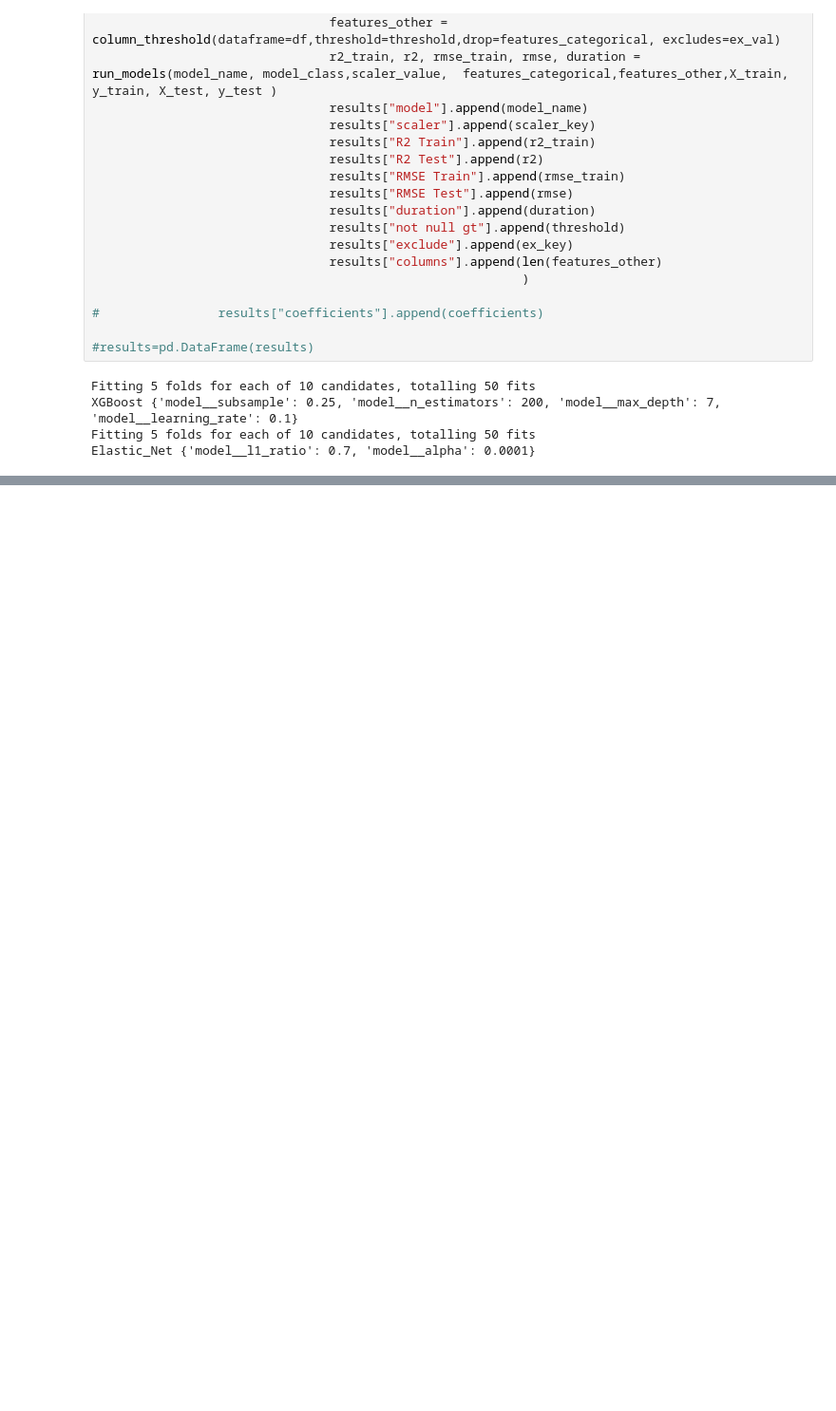
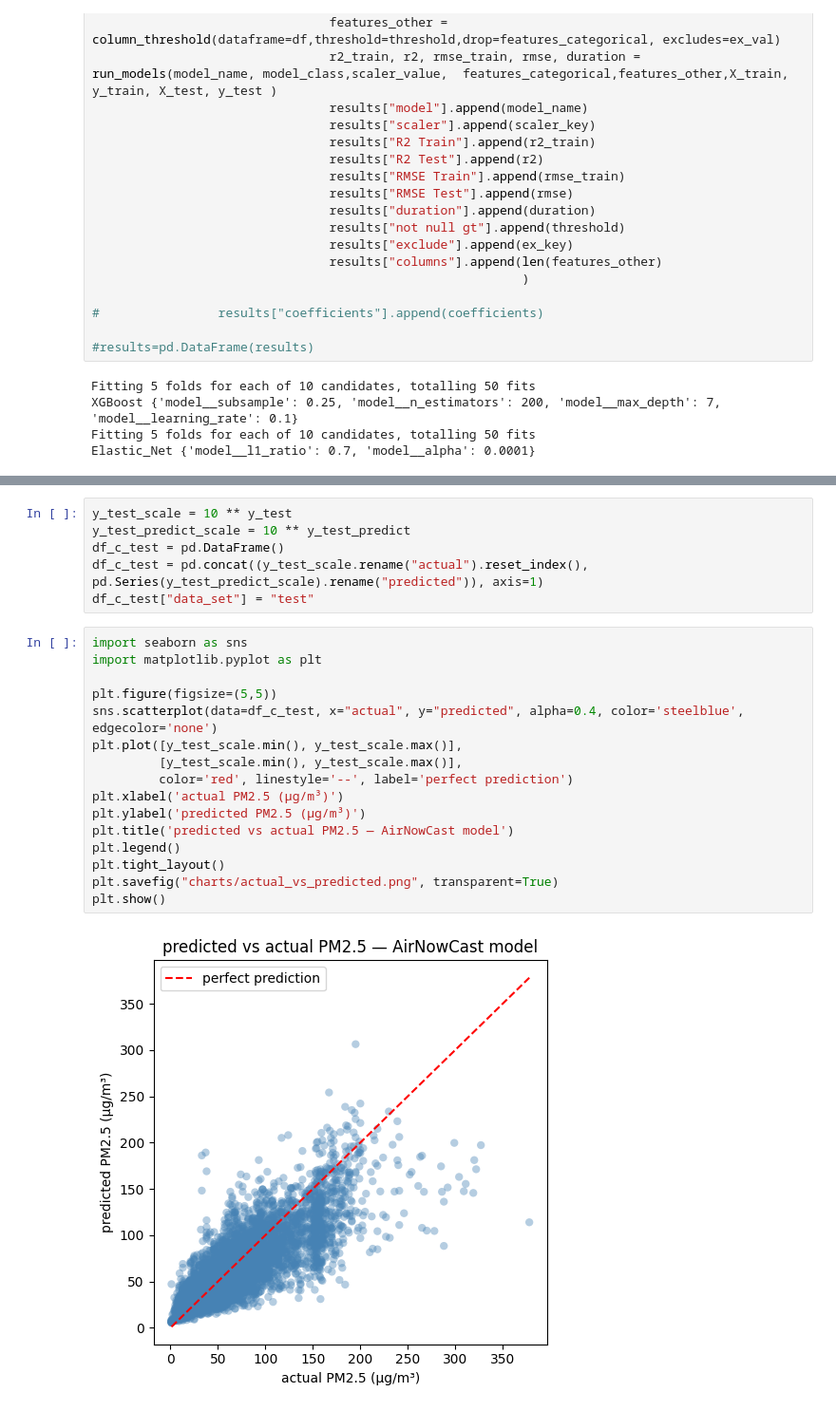
Before and after one commit to neuefische/ds-ml-project-pollution1, a Jupyter notebook: Prediction_Model.ipynb, the cells around one changed output, grey strips where cells are left out. Shown at 95% size. Drawn from its saved outputs; the diff is of its cells as text; blank space fills up the shorter version.

Commit message:
final status w/o py prediction script finalised (forecast.py)

```diff
--- a/Prediction_Model.ipynb
+++ b/Prediction_Model.ipynb
@@ -224,0 +250,24 @@ results.sort_values(by=["R2 Test","RMSE Test"], ascending=False)
+# %%
+y_test_scale = 10 ** y_test
+y_test_predict_scale = 10 ** y_test_predict
+df_c_test = pd.DataFrame()
+df_c_test = pd.concat((y_test_scale.rename("actual").reset_index(), pd.Series(y_test_predict_scale).rename("predicted")), axis=1)
+df_c_test["data_set"] = "test"
+# %%
+import seaborn as sns
+import matplotlib.pyplot as plt
+
+plt.figure(figsize=(5,5))
+sns.scatterplot(data=df_c_test, x="actual", y="predicted", alpha=0.4, color='steelblue', edgecolor='none')
+plt.plot([y_test_scale.min(), y_test_scale.max()],
+         [y_test_scale.min(), y_test_scale.max()],
+         color='red', linestyle='--', label='perfect prediction')
+plt.xlabel('actual PM2.5 (µg/m³)')
+plt.ylabel('predicted PM2.5 (µg/m³)')
+plt.title('predicted vs actual PM2.5 — AirNowCast model')
+plt.legend()
+plt.tight_layout()
+plt.savefig("charts/actual_vs_predicted.png", transparent=True)
+plt.show()
+# %% [output]
+[figure, added]
```
Also changed, not shown: parts of 3 cells of this notebook, 8 other files.
